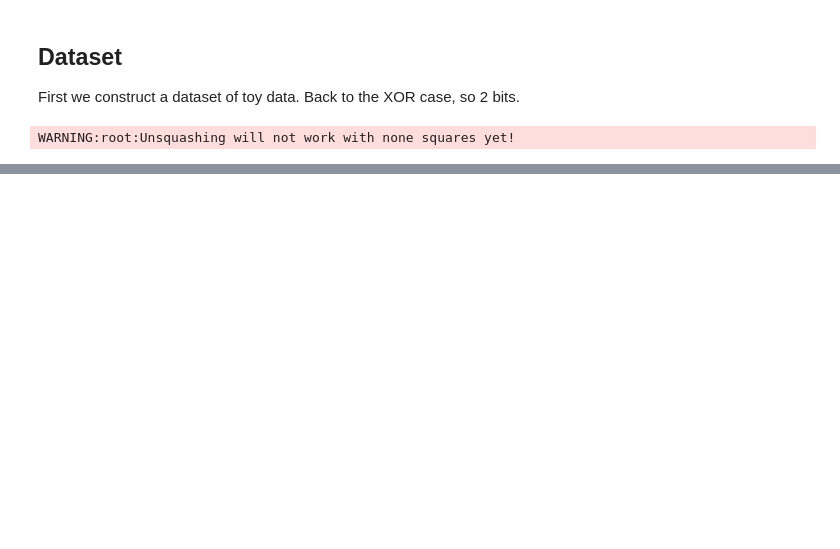
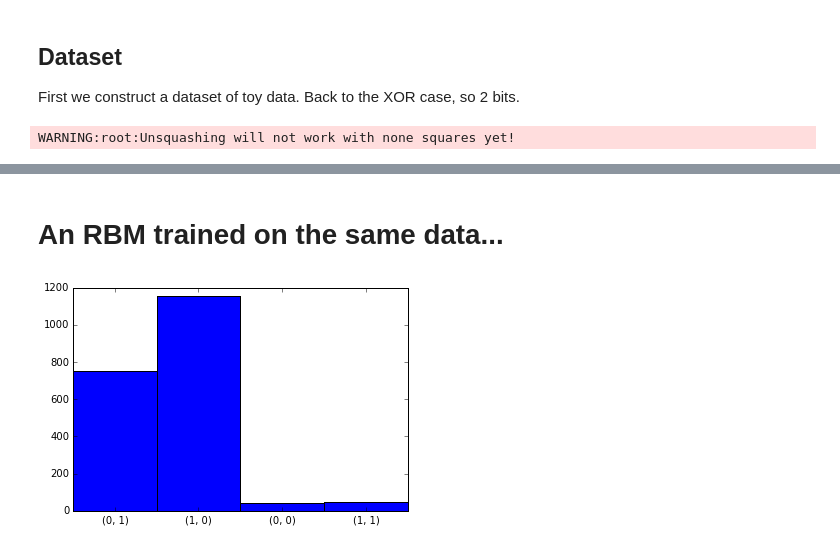
Before and after one commit to garibaldu/multicauseRBM, a Jupyter notebook: Max/ORBM-Training.ipynb, the cells around one changed output, grey strips where cells are left out. Cells and saved outputs as stored; diff of their text form; code cells hidden in the pictures; blank space fills up the shorter version.

```diff
--- a/Max/ORBM-Training.ipynb
+++ b/Max/ORBM-Training.ipynb
@@ -47,0 +88,12 @@ trainer = ORBMTrainer(rbm_a,rbm_b, sampler)
+# %% [markdown]
+# An RBM trained on the same data... #
+# %%
+pure_dataset = np.append(dataset_one, dataset_one, axis = 0)
+(num_items, num_vis ) = datasets.squash_images(pure_dataset).shape
+rbm_vanilla = RBM(2,num_vis,num_items)
+van_sampler = VanillaSampler(rbm_vanilla)
+van_trainer = VanillaTrainier(rbm_vanilla,van_sampler)
+van_trainer.train(int(1e4), datasets.squash_images(pure_dataset))
+plot_rbm_vanilla_dreams(rbm_vanilla)
+# %% [output]
+[figure, added]
```
Also changed, not shown: parts of 20 cells of this notebook, 4 other files.
